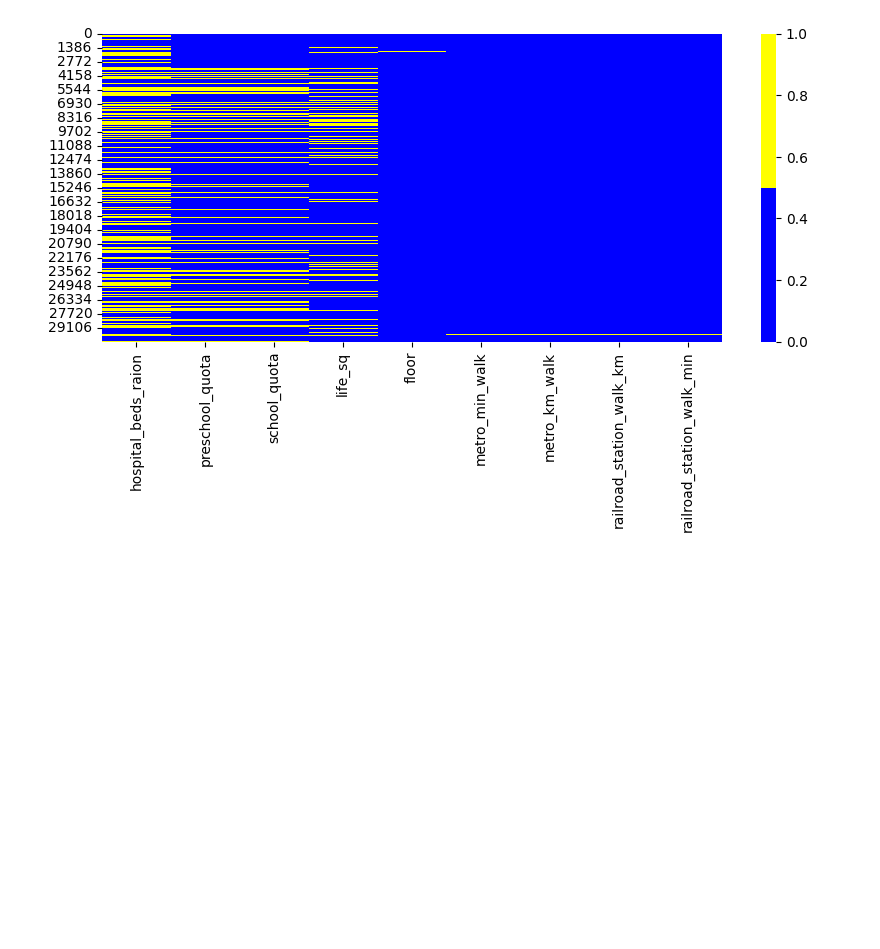
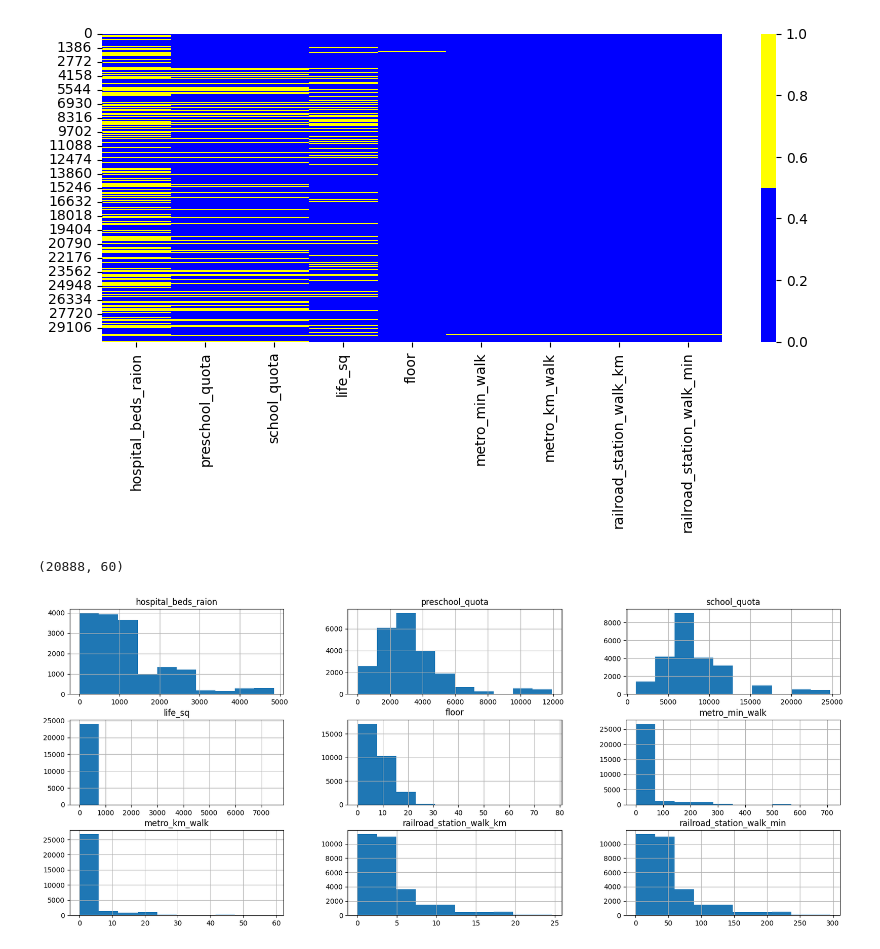
Before and after one commit to wancraig/sf_data_science_pro, a Jupyter notebook: Python 10-15 Pandas/pandas sber cleaning.ipynb, the cells around one changed output. Drawn from its saved outputs; the diff is of its cells as text; code cells hidden in the pictures; blank space fills up the shorter version.

```diff
--- a/Python 10-15 Pandas/pandas sber cleaning.ipynb
+++ b/Python 10-15 Pandas/pandas sber cleaning.ipynb
@@ -113,3 +113,25 @@ ax = sns.heatmap(
 )
 # %% [output]
 [figure]
+# %%
+#создаем копию исходной таблицы
+drop_data = sber_data.copy()
+#задаем минимальный порог: вычисляем 70% от числа строк
+thresh = drop_data.shape[0]*0.7
+#удаляем столбцы, в которых более 30% (100-70) пропусков
+drop_data = drop_data.dropna(thresh=thresh, axis=1)
+#удаляем записи, в которых есть хотя бы 1 пропуск
+drop_data = drop_data.dropna(how='any', axis=0)
+#отображаем результирующую долю пропусков
+drop_data.isnull().mean()
+print(drop_data.shape)
+# Итак, мы удалили один столбец и ⅓ всех записей для того, чтобы избавиться от пропусков.
+# Не слишком ли это много и что с этим можно сделать?
+# %% [output]
+(20888, 60)
+# %%
+# Важным фактором при выборе метода является распределение признаков с пропусками. Давайте выведем их на экран.
+cols = cols_with_null.index
+sber_data[cols].hist(figsize=(20, 8));
+# %% [output]
+[figure, added]
```
Also changed, not shown: parts of 26 cells of this notebook, 10 other files.
